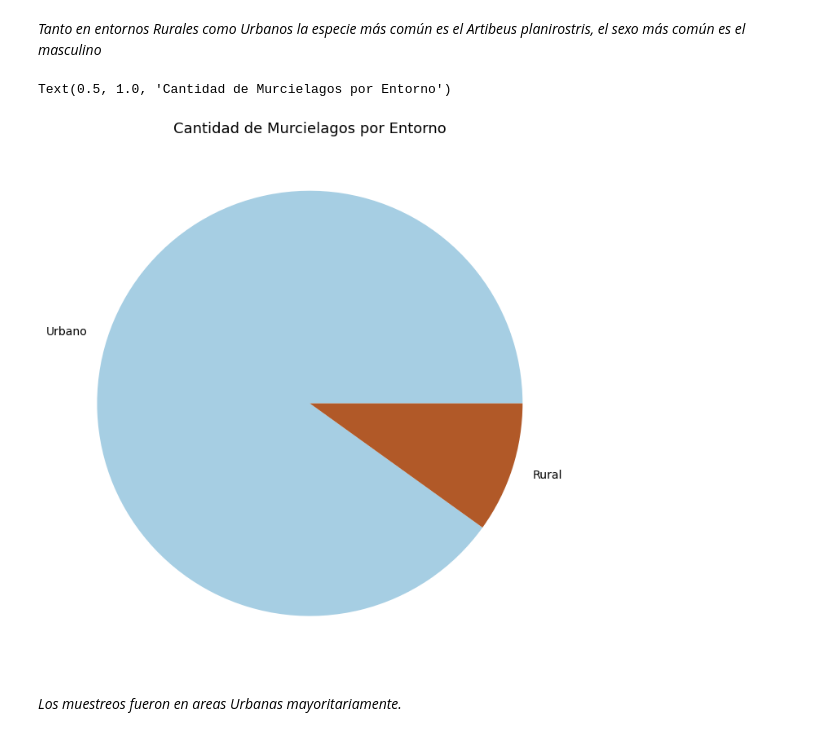
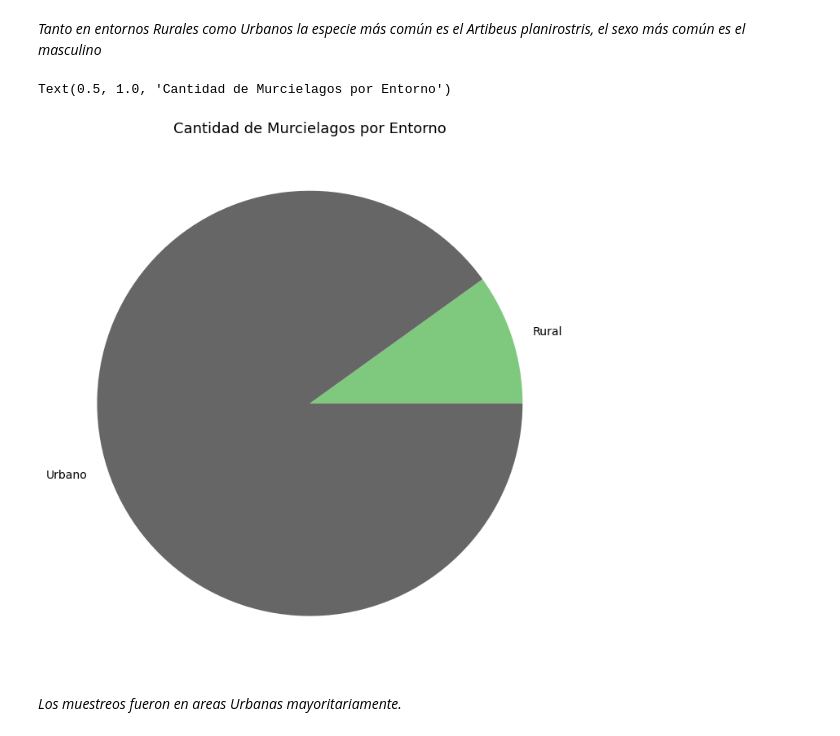
Before and after one commit to jlmarrugom/covid, a Jupyter notebook: Murcilagos.ipynb, the cells around one changed output. Saved outputs shown, nothing was run; the diff lists cells and outputs as text; code cells hidden in the pictures.

```diff
--- a/Murcilagos.ipynb
+++ b/Murcilagos.ipynb
@@ -120,11 +120,11 @@ bats[['Especie','Urb/Rural','Sexo','Lugar']].groupby(['Urb/Rural']).agg(lambda x
 # %% [markdown]
 *Tanto en entornos Rurales como Urbanos la especie más común es el Artibeus planirostris, el sexo más común es el masculino*
 # %%
-bats[['Conteo','Urb/Rural']].groupby(['Urb/Rural']).sum().sort_values(by='Conteo',ascending=False).plot(kind='pie',y='Conteo', figsize=(12,12),colormap='Paired',fontsize=14,legend=False,ylabel='')
+bats[['Conteo','Urb/Rural']].groupby(['Urb/Rural']).sum().sort_values(by='Conteo',ascending=True).plot(kind='pie',y='Conteo', figsize=(12,12),colormap='Accent',fontsize=14,legend=False,ylabel='')
 plt.title('Cantidad de Murcielagos por Entorno',fontdict={'fontsize':18})
 # %% [output]
 Text(0.5, 1.0, 'Cantidad de Murcielagos por Entorno')
-[figure, old version]
+[figure, new version]
 # %% [markdown]
 *Los muestreos fueron en areas Urbanas mayoritariamente.*
 # %%
```
Also changed, not shown: parts of 1 cell of this notebook.
